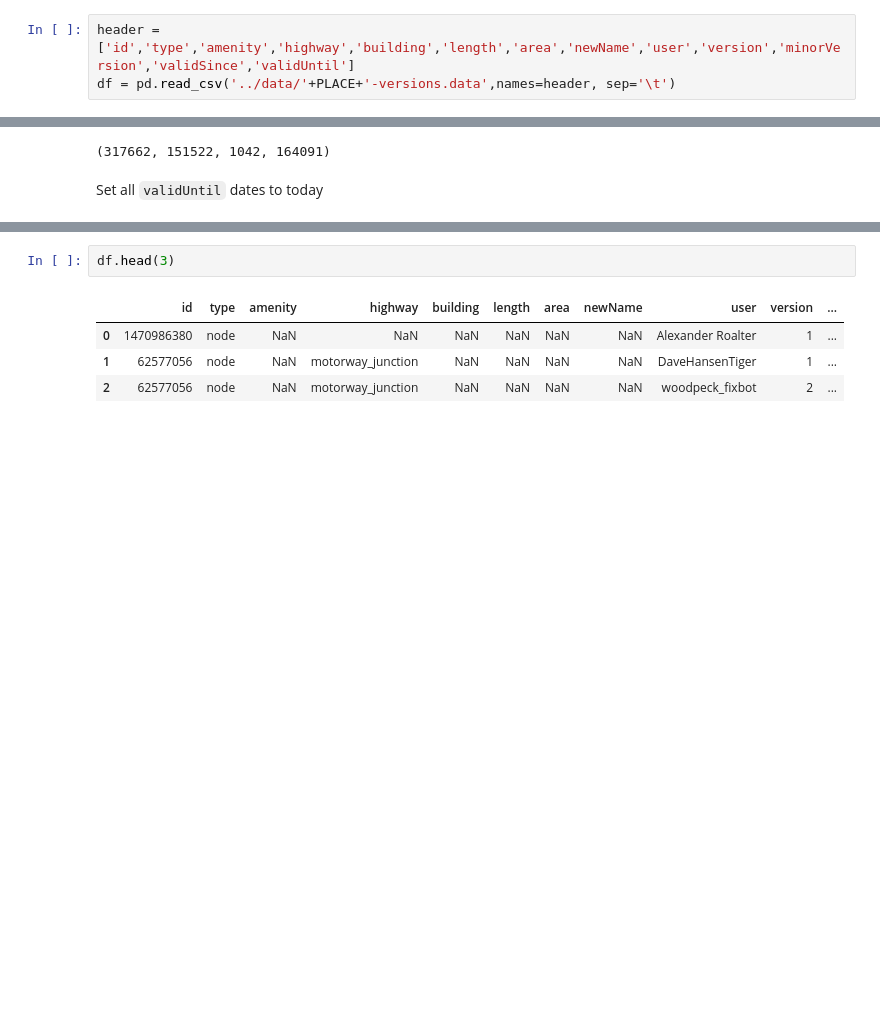
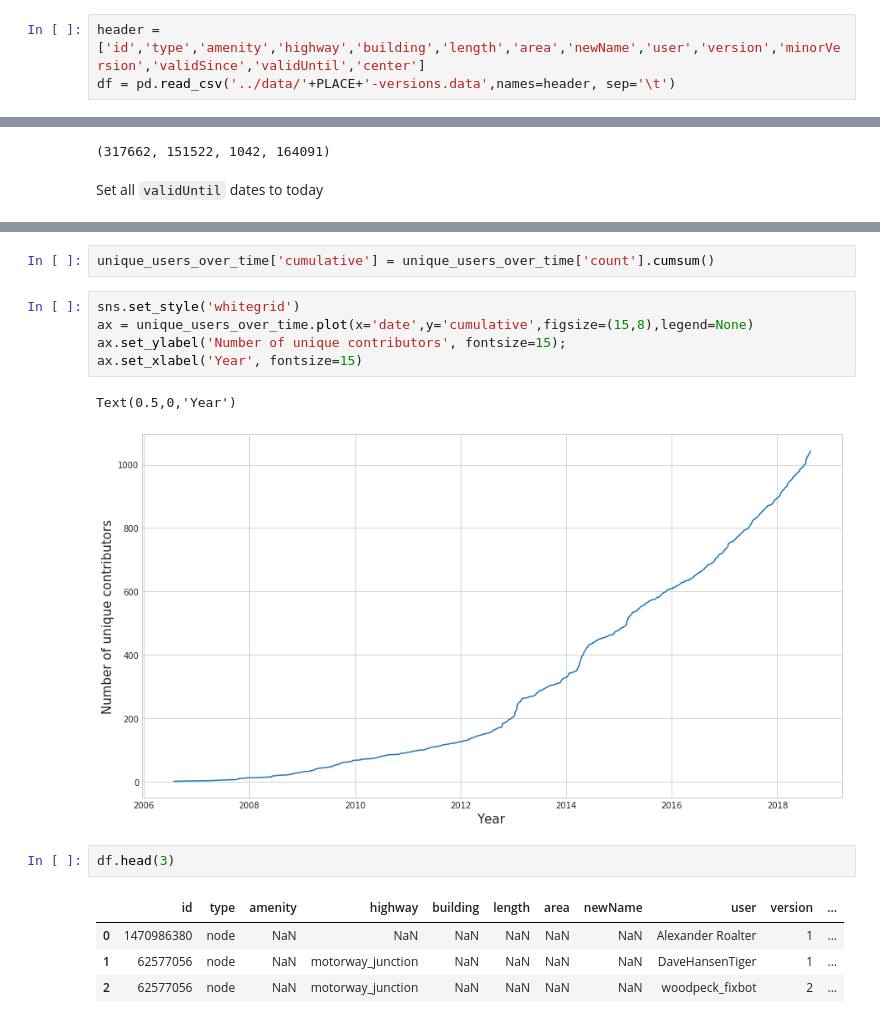
Before and after one commit to jenningsanderson/sotmus-analysis, a Jupyter notebook: analysis/GeneralAnalysis.ipynb, the cells around one changed output, grey strips where cells are left out. Saved outputs shown, nothing was run; the diff lists cells and outputs as text; blank space fills up the shorter version.

```diff
--- a/analysis/GeneralAnalysis.ipynb
+++ b/analysis/GeneralAnalysis.ipynb
@@ -13,7 +13,7 @@ PLACE = "detroit"
 # %% [markdown]
 Read in the versions file
 # %%
-header = ['id','type','amenity','highway','building','length','area','newName','user','version','minorVersion','validSince','validUntil']
+header = ['id','type','amenity','highway','building','length','area','newName','user','version','minorVersion','validSince','validUntil','center']
 df = pd.read_csv('../data/'+PLACE+'-versions.data',names=header, sep='\t')
 # %% [markdown]
 Calculate new columns and convert to Python objects
@@ -61,3 +53,13 @@ dtype: object
+# %%
+unique_users_over_time['cumulative'] = unique_users_over_time['count'].cumsum()
+# %%
+sns.set_style('whitegrid')
+ax = unique_users_over_time.plot(x='date',y='cumulative',figsize=(15,8),legend=None)
+ax.set_ylabel('Number of unique contributors', fontsize=15);
+ax.set_xlabel('Year', fontsize=15)
+# %% [output]
+Text(0.5,0,'Year')
+[figure, added]
 # %%
 df.head(3)
 # %% [output]
```
Also changed, not shown: parts of 11 cells of this notebook, 11 other files.
